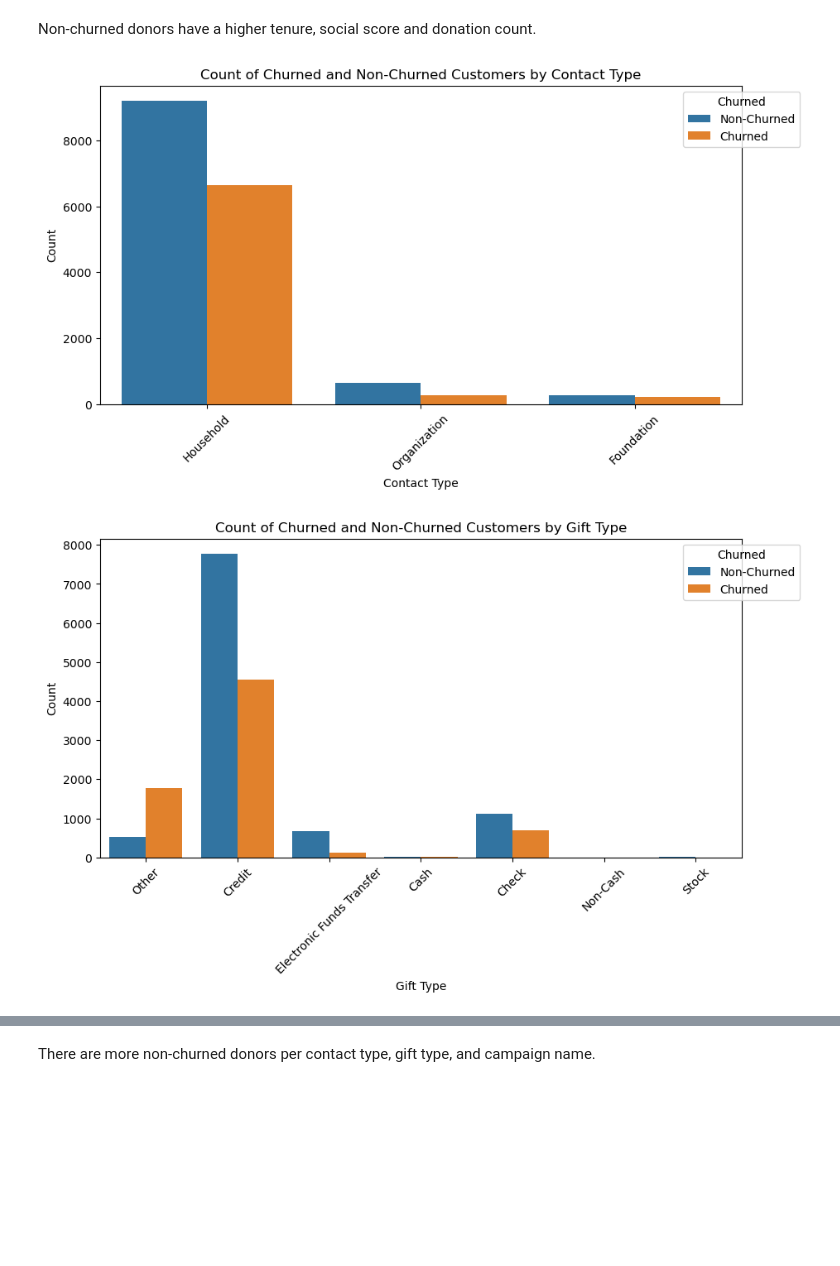
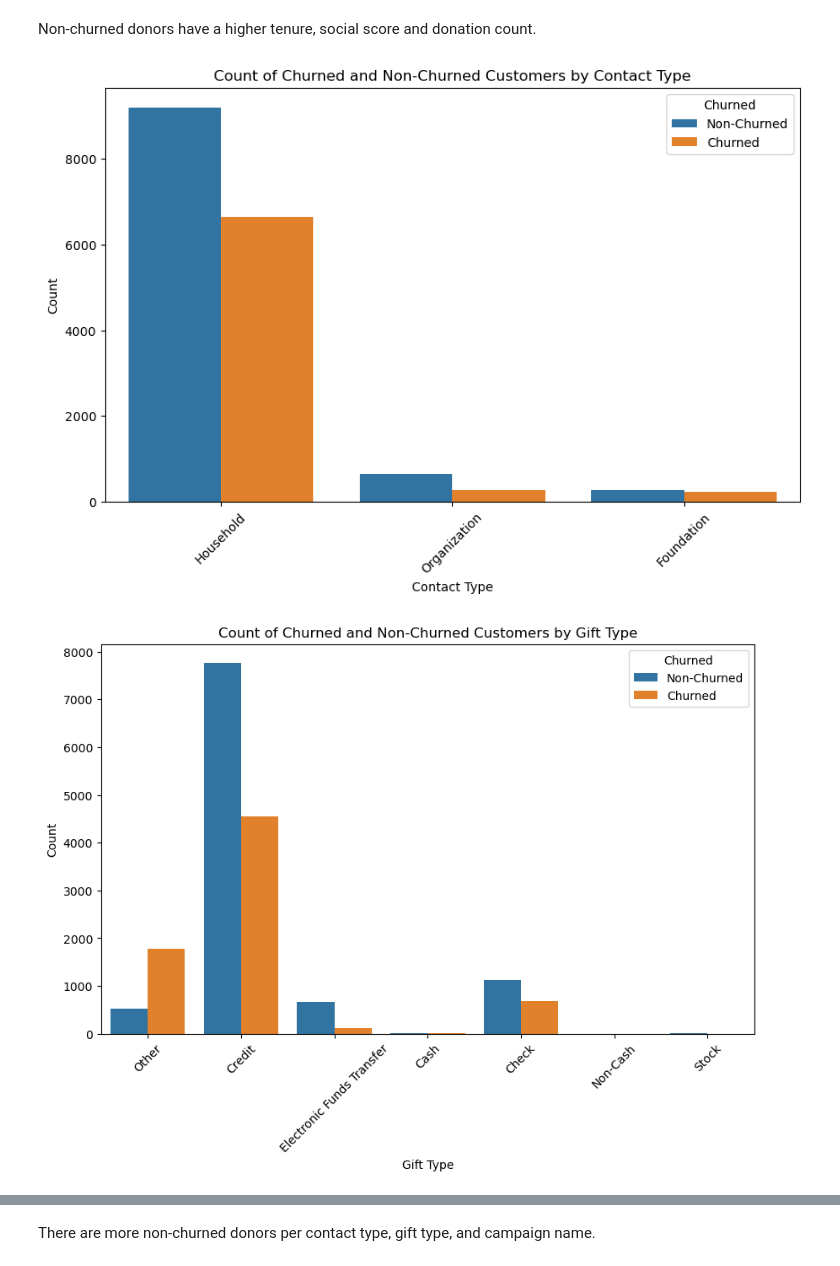
Before and after one commit to OCD0505/Springboard-Capstone-Three, a Jupyter notebook: notebooks/2.0-faa-exploratory-data-analysis-cap3.ipynb, the cells around one changed output, grey strips where cells are left out. Drawn from its saved outputs; the diff is of its cells as text; code cells hidden in the pictures; blank space fills up the shorter version.

```diff
--- a/notebooks/2.0-faa-exploratory-data-analysis-cap3.ipynb
+++ b/notebooks/2.0-faa-exploratory-data-analysis-cap3.ipynb
@@ -952,15 +952,16 @@ Non-churned donors have a higher tenure, social score and donation count.
 # %%
 # Bar Plots for categorical features
 categorical_features = ['Contact Type', 'Gift Type', 'Campaign Name']
 for feature in categorical_features:
-    plt.figure(figsize=(10, 5))
+    plt.figure(figsize=(10, 6))
     sns.countplot(data=DonationData_V02, x=feature, hue='Churned')
     plt.title(f'Count of Churned and Non-Churned Customers by {feature}')
     plt.xlabel(feature)
     plt.ylabel('Count')
     plt.xticks(rotation=45)
-    plt.legend(title='Churned', labels=['Non-Churned', 'Churned'], loc='upper right', bbox_to_anchor=(1.1, 1))
+    plt.legend(title='Churned', labels=['Non-Churned', 'Churned'],
+               loc='upper right', bbox_to_anchor=(1, 1))
     plt.show()
 # %% [output]
-[figure, old version]
+[figure, new version]
-[figure, old version]
+[figure, new version]
```
Also changed, not shown: parts of 3 cells of this notebook, 4 other files.
